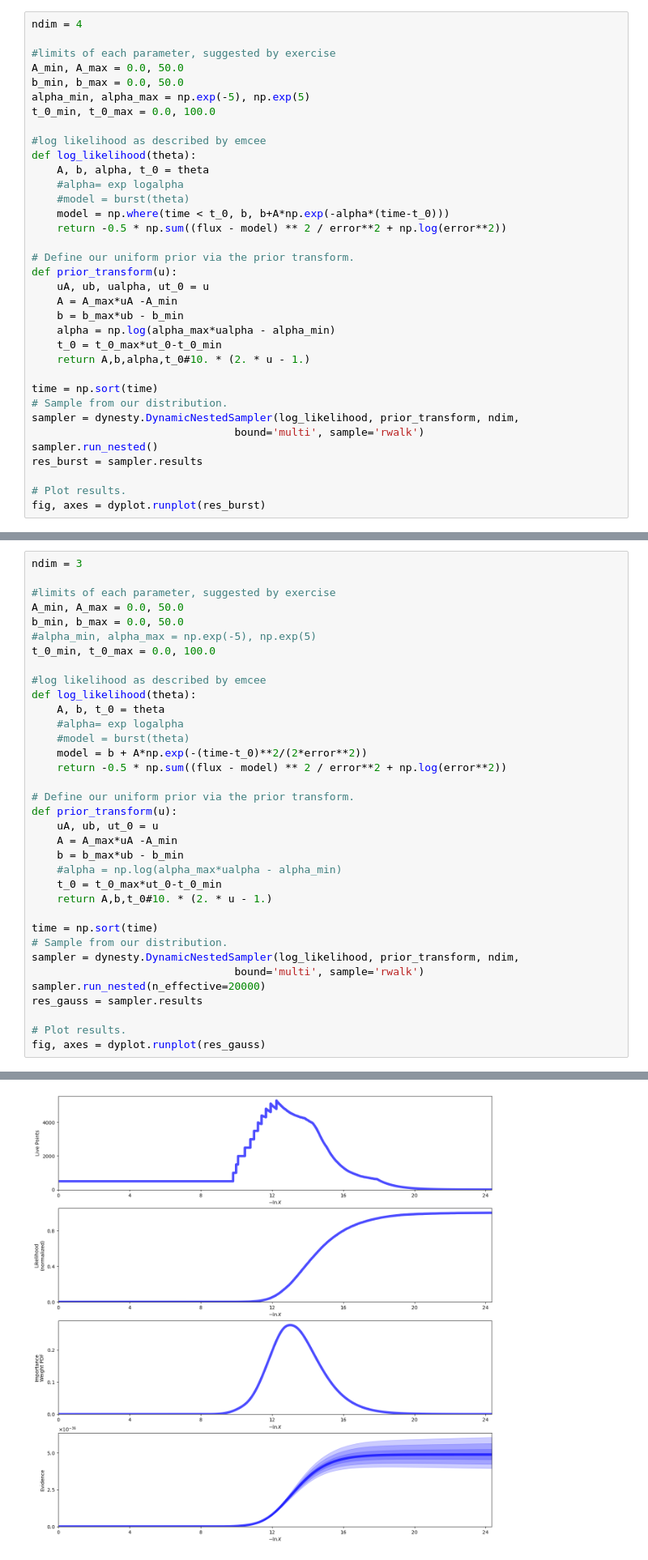
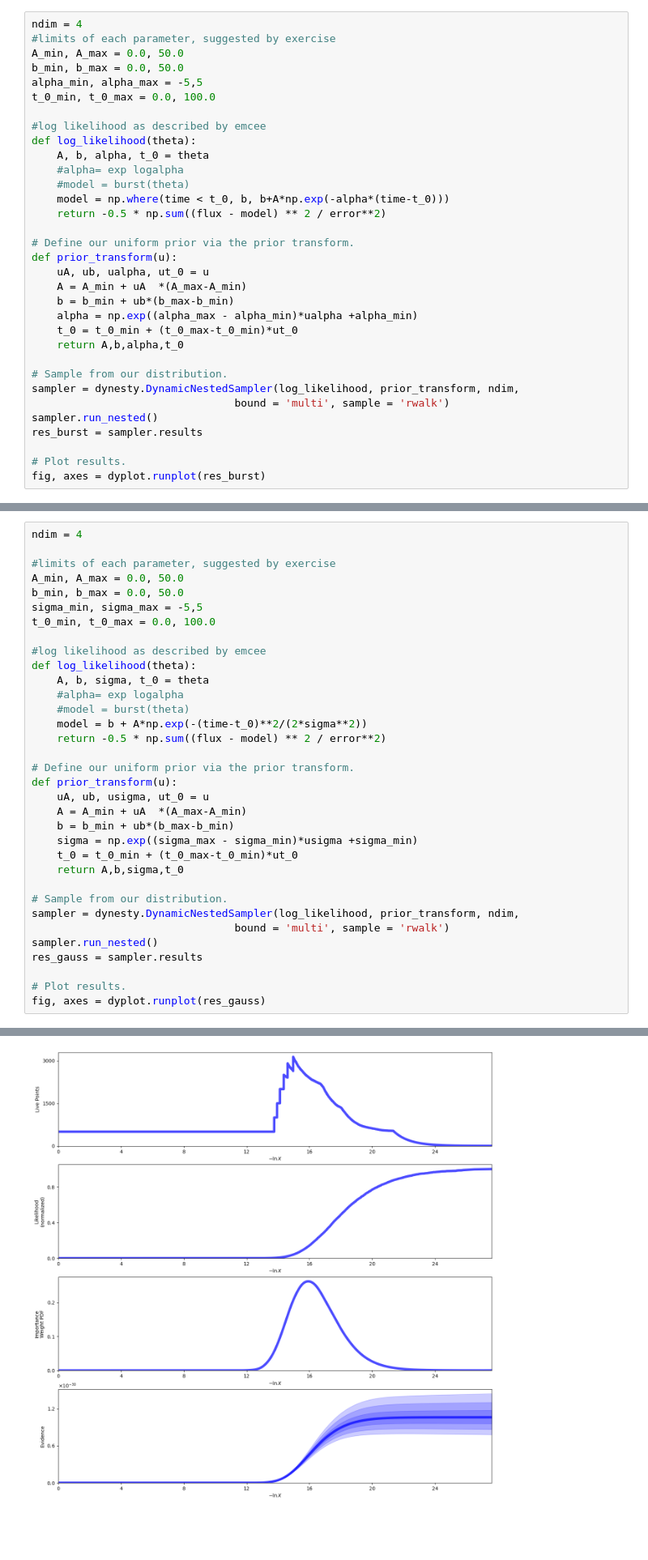
Before and after one commit to om-erika/astrostatistics_bicocca_2024, a Jupyter notebook: working/transient_nested.ipynb, the cells around one changed output, grey strips where cells are left out. Shown at 81% size. Drawn from its saved outputs; the diff is of its cells as text; blank space fills up the shorter version.

```diff
--- a/working/transient_nested.ipynb
+++ b/working/transient_nested.ipynb
@@ -75,11 +77,10 @@ plt.show()
 [figure]
 # %%
 ndim = 4
-
 #limits of each parameter, suggested by exercise
 A_min, A_max = 0.0, 50.0
 b_min, b_max = 0.0, 50.0
-alpha_min, alpha_max = np.exp(-5), np.exp(5)
+alpha_min, alpha_max = -5,5
 t_0_min, t_0_max = 0.0, 100.0
 
 #log likelihood as described by emcee
@@ -88,21 +89,20 @@ def log_likelihood(theta):
     #alpha= exp logalpha
     #model = burst(theta)
     model = np.where(time < t_0, b, b+A*np.exp(-alpha*(time-t_0)))
-    return -0.5 * np.sum((flux - model) ** 2 / error**2 + np.log(error**2))
+    return -0.5 * np.sum((flux - model) ** 2 / error**2)
 
 # Define our uniform prior via the prior transform.
 def prior_transform(u):
     uA, ub, ualpha, ut_0 = u
-    A = A_max*uA -A_min
-    b = b_max*ub - b_min
-    alpha = np.log(alpha_max*ualpha - alpha_min)
-    t_0 = t_0_max*ut_0-t_0_min
-    return A,b,alpha,t_0#10. * (2. * u - 1.)
+    A = A_min + uA  *(A_max-A_min)
+    b = b_min + ub*(b_max-b_min)
+    alpha = np.exp((alpha_max - alpha_min)*ualpha +alpha_min)
+    t_0 = t_0_min + (t_0_max-t_0_min)*ut_0
+    return A,b,alpha,t_0
 
-time = np.sort(time)
 # Sample from our distribution.
 sampler = dynesty.DynamicNestedSampler(log_likelihood, prior_transform, ndim,
-                                bound='multi', sample='rwalk')
+                                bound = 'multi', sample = 'rwalk')
 sampler.run_nested()
 res_burst = sampler.results
 
@@ -164,34 +166,33 @@ plt.show()
 # %%
-ndim = 3
+ndim = 4
 
 #limits of each parameter, suggested by exercise
 A_min, A_max = 0.0, 50.0
 b_min, b_max = 0.0, 50.0
-#alpha_min, alpha_max = np.exp(-5), np.exp(5)
+sigma_min, sigma_max = -5,5
 t_0_min, t_0_max = 0.0, 100.0
 
 #log likelihood as described by emcee
 def log_likelihood(theta):
-    A, b, t_0 = theta
+    A, b, sigma, t_0 = theta
     #alpha= exp logalpha
     #model = burst(theta)
-    model = b + A*np.exp(-(time-t_0)**2/(2*error**2))
-    return -0.5 * np.sum((flux - model) ** 2 / error**2 + np.log(error**2))
+    model = b + A*np.exp(-(time-t_0)**2/(2*sigma**2))
+    return -0.5 * np.sum((flux - model) ** 2 / error**2)
 
 # Define our uniform prior via the prior transform.
 def prior_transform(u):
-    uA, ub, ut_0 = u
-    A = A_max*uA -A_min
-    b = b_max*ub - b_min
-    #alpha = np.log(alpha_max*ualpha - alpha_min)
-    t_0 = t_0_max*ut_0-t_0_min
-    return A,b,t_0#10. * (2. * u - 1.)
+    uA, ub, usigma, ut_0 = u
+    A = A_min + uA  *(A_max-A_min)
+    b = b_min + ub*(b_max-b_min)
+    sigma = np.exp((sigma_max - sigma_min)*usigma +sigma_min)
+    t_0 = t_0_min + (t_0_max-t_0_min)*ut_0
+    return A,b,sigma,t_0
 
-time = np.sort(time)
 # Sample from our distribution.
 sampler = dynesty.DynamicNestedSampler(log_likelihood, prior_transform, ndim,
-                                bound='multi', sample='rwalk')
-sampler.run_nested(n_effective=20000)
+                                bound = 'multi', sample = 'rwalk')
+sampler.run_nested()
 res_gauss = sampler.results
 
 # Plot results.
@@ -201,4 +202,4 @@ fig, axes = dyplot.runplot(res_gauss)
-[figure, old version]
+[figure, new version]
 # %%
 tfig, taxes = dyplot.traceplot(res_gauss)
 # %% [output]
```
Also changed, not shown: parts of 16 cells of this notebook.
